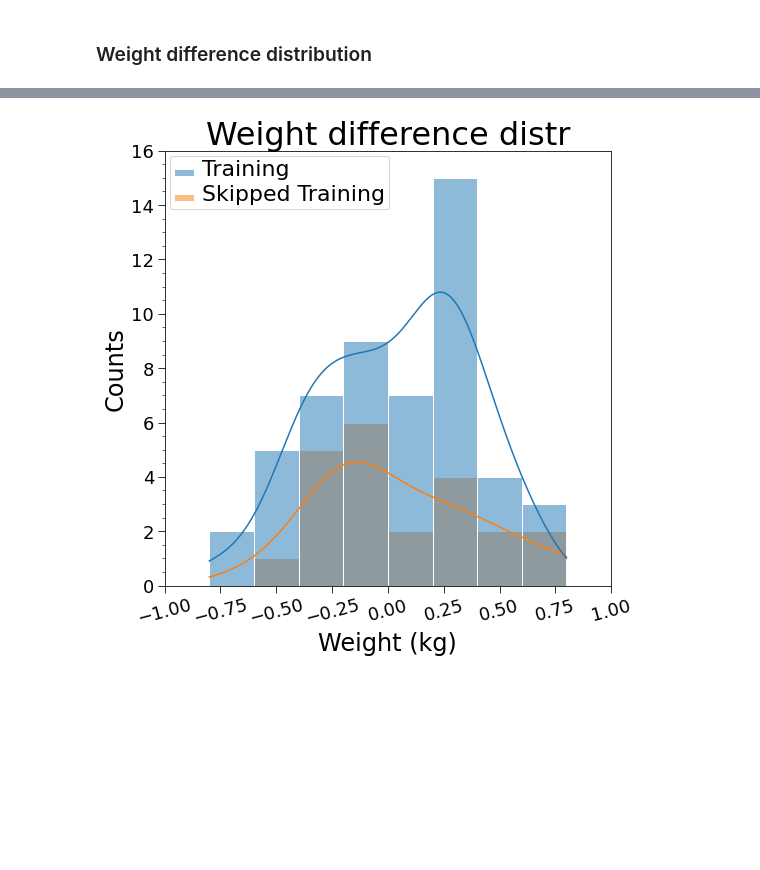
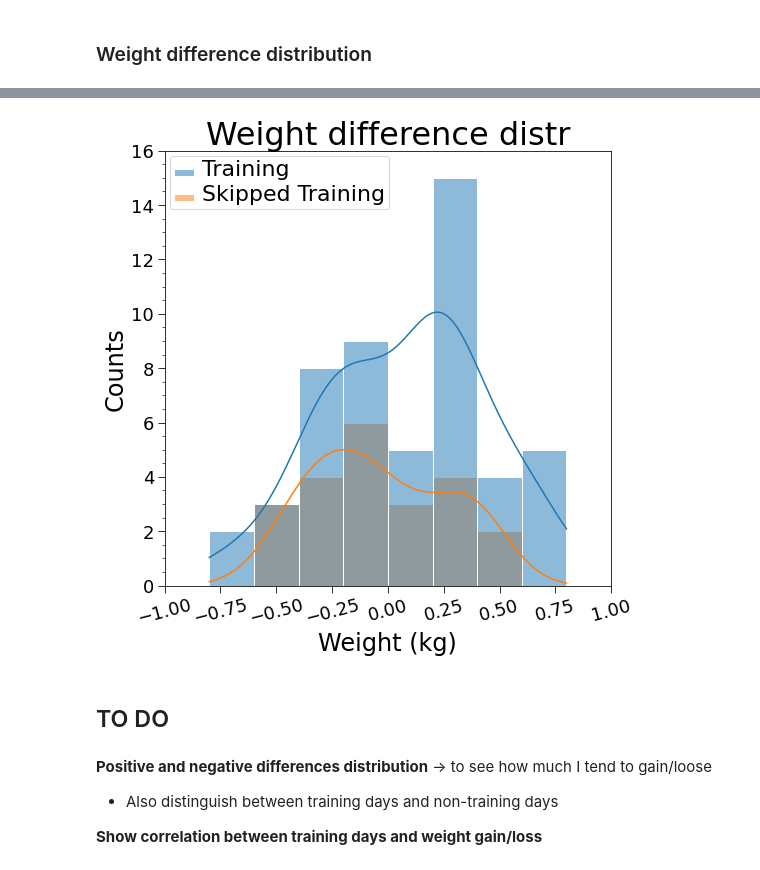
Before and after one commit to niklai99/FlexWorkout, a Jupyter notebook: NOTEBOOK.ipynb, the cells around one changed output, grey strips where cells are left out. Cells and saved outputs as stored; diff of their text form; code cells hidden in the pictures; blank space fills up the shorter version.

Commit message:
Adjusted weight difference distribution data

```diff
--- a/NOTEBOOK.ipynb
+++ b/NOTEBOOK.ipynb
@@ -208,3 +231,5 @@ plt.show()
+# %%
+df['New Training'] = df['Training'].shift(+1)
 # %%
 def diff_distr_settings(ax, g, BOTTOM, TOP):
 
@@ -232,10 +257,18 @@ def diff_distr_settings(ax, g, BOTTOM, TOP):
 # %%
 fig4 = plt.figure(figsize=(8,8))
 ax4 = fig4.add_subplot(1,1,1)
 
-g = sns.histplot(data = df, x = 'Diff', hue = 'Training', stat = 'count', element = 'bars', edgecolor = 'white', kde = True, ax = ax4, legend = True)
+g = sns.histplot(data = df, x = 'Diff', hue = 'New Training', stat = 'count', element = 'bars', edgecolor = 'white', kde = True, ax = ax4, legend = True)
 diff_distr_settings(ax4, g, BOTTOM2, TOP2)
 
 plt.show()
 # %% [output]
-[figure, old version]
+[figure, new version]
+# %% [markdown]
+## TO DO
+# %% [markdown]
+**Positive and negative differences distribution** &rarr; to see how much I tend to gain/loose
+
+* Also distinguish between training days and non-training days
+
+**Show correlation between training days and weight gain/loss**
```
Also changed, not shown: parts of 2 cells of this notebook.
